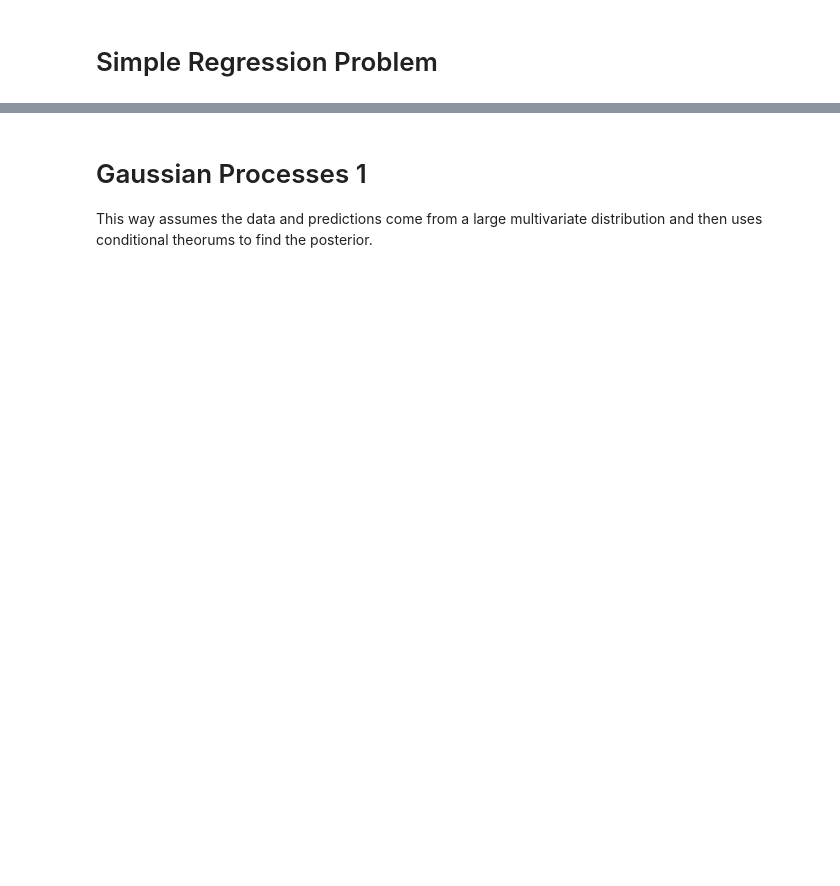
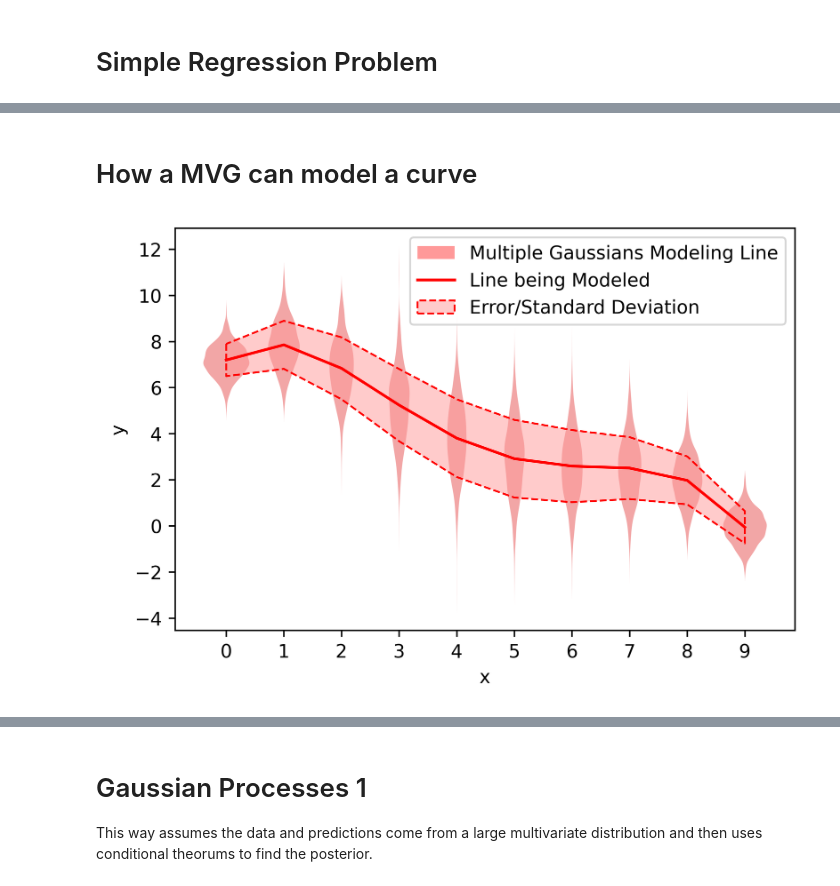
Before and after one commit to DanHarJor/Improving-Electron-Density-Profile-Inference-within-a-Tokamak-using-Bayesian-Techniques, a Jupyter notebook: Simple Regression Problem.ipynb, the cells around one changed output, grey strips where cells are left out. Saved outputs shown, nothing was run; the diff lists cells and outputs as text; code cells hidden in the pictures; blank space fills up the shorter version.

```diff
--- a/Simple Regression Problem.ipynb
+++ b/Simple Regression Problem.ipynb
@@ -50,0 +84,21 @@ M
+# %% [markdown]
+# How a MVG can model a curve
+# %%
+# class data:
+#     def __init__(self):
+#         return gausses, y[xd_indicies]
+#     def get(self, x):
+#         return x
+figMVG = plt.figure(dpi=600)
+sn.violinplot(data=gausses, color=(1,0.6,0.6,1), linewidth=0, split=True)
+plt.xlabel('x')
+plt.ylabel('y')
+plt.fill_between([0], [0], [0], color=(1,0.6,0.6,1), edgecolor=(0,0,0,0), label='Multiple Gaussians Modeling Line')
+plt.plot(np.linspace(0,9,10),y[xd_indicies],'r', label='Line being Modeled')
+plt.fill_between(np.linspace(0,9,10), y[xd_indicies]-scale, y[xd_indicies]+scale, color=(1,0.6,0.6,0.5), edgecolor=(1,0,0,1), linestyle='--', label='Error/Standard Deviation')
+
+
+plt.legend()
+plt.show()
+# %% [output]
+[figure, added]
```
Also changed, not shown: parts of 11 cells of this notebook.
